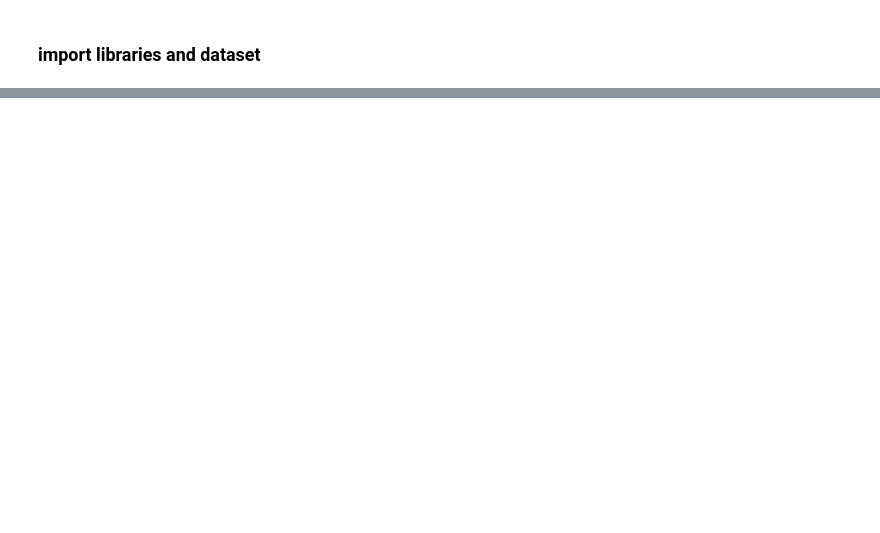
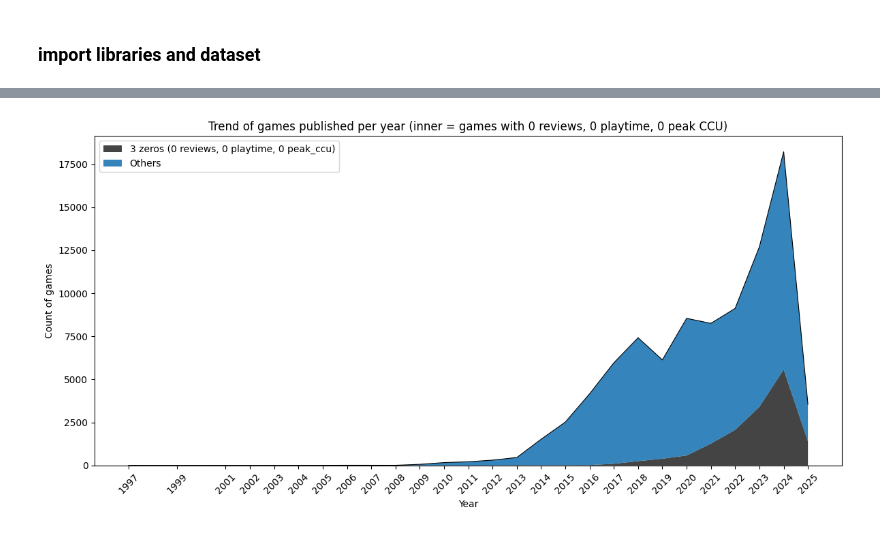
Before and after one commit to Jingrui-Zhu/SLDV, a Jupyter notebook: data_analysis.ipynb, the cells around one changed output, grey strips where cells are left out. Saved outputs shown, nothing was run; the diff lists cells and outputs as text; code cells hidden in the pictures; blank space fills up the shorter version.

Commit message:
game graveyard analyzed

```diff
--- a/data_analysis.ipynb
+++ b/data_analysis.ipynb
@@ -100,0 +65,31 @@ plt.show()
+# %%
+# stacked area: total games per year with inner area = games having 0 reviews, 0 playtime and 0 peak_ccu
+total_by_year = df.groupby('year').size().sort_index()
+three_zeros = df[(df['num_reviews_total'] == 0) & (df['average_playtime_forever'] == 0) & (df['peak_ccu'] == 0)]
+zero_by_year = three_zeros.groupby('year').size().reindex(total_by_year.index, fill_value=0)
+others_by_year = total_by_year - zero_by_year
+
+years = total_by_year.index.astype(int)
+
+plt.figure(figsize=(12,6))
+plt.stackplot(years,
+              zero_by_year.values,
+              others_by_year.values,
+              labels=['3 zeros (0 reviews, 0 playtime, 0 peak_ccu)', 'Others'],
+              colors=['#2f2f2f', '#1f77b4'],
+              alpha=0.9)
+
+# outline/top line to emphasize the "others" region
+plt.plot(years, zero_by_year.values + others_by_year.values, color='black', lw=0.8)
+plt.xlabel('Year')
+plt.ylabel('Count of games')
+plt.title('Trend of games published per year (inner = games with 0 reviews, 0 playtime, 0 peak CCU)')
+
+# show all year ticks on x-axis
+plt.xticks(years, rotation=45)
+
+plt.legend(loc='upper left')
+plt.tight_layout()
+plt.show()
+# %% [output]
+[figure, added]
```
Also changed, not shown: parts of 17 cells of this notebook, 1 other file.
